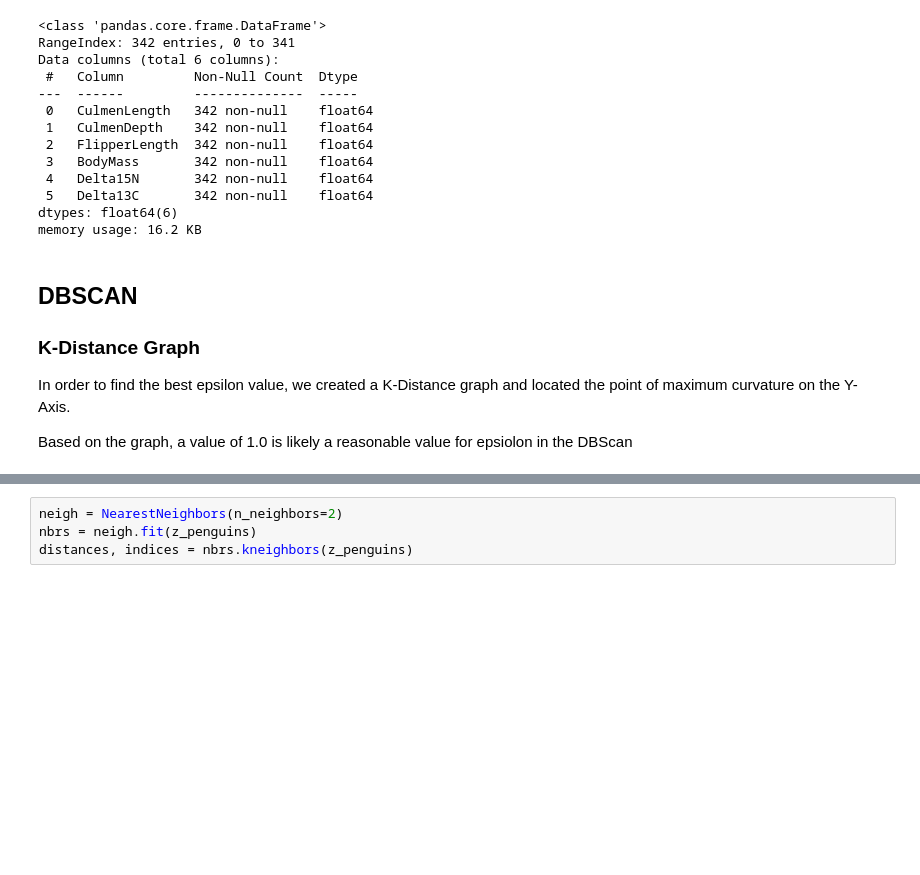
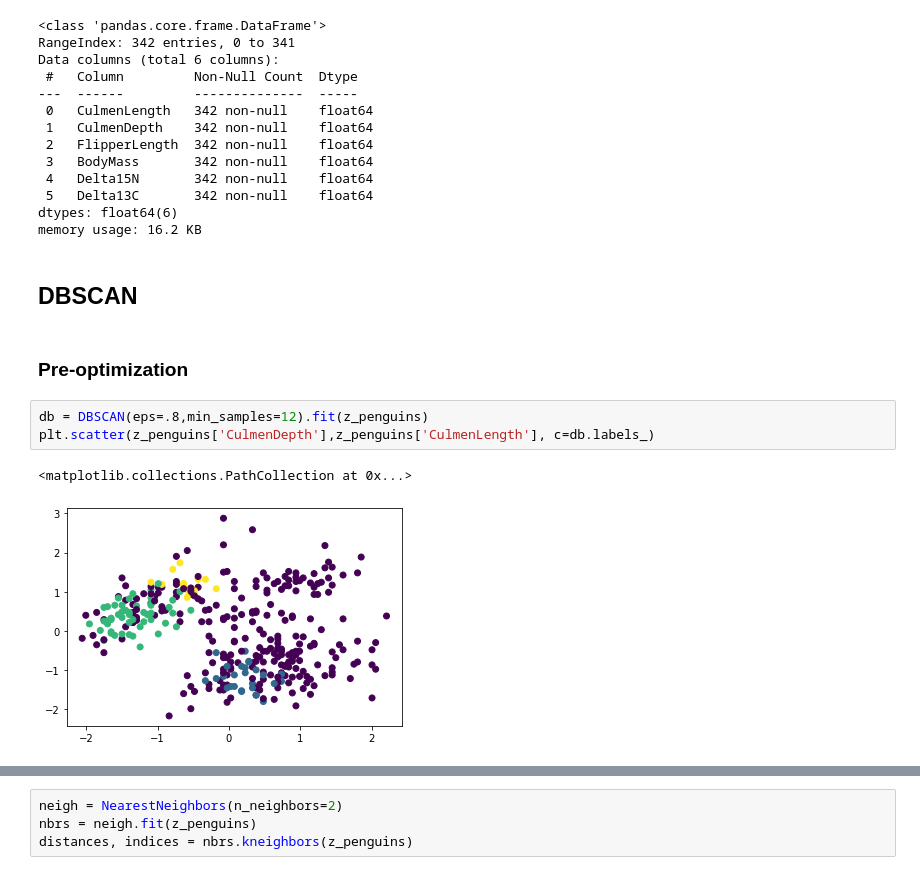
Before and after one commit to HanLuong13/m09_group_05, a Jupyter notebook: Main_Notebook.ipynb, the cells around one changed output, grey strips where cells are left out. Cells and saved outputs as stored; diff of their text form; blank space fills up the shorter version.

```diff
--- a/Main_Notebook.ipynb
+++ b/Main_Notebook.ipynb
@@ -88,9 +88,11 @@ dtypes: float64(6)
 memory usage: 16.2 KB
 # %% [markdown]
 ## DBSCAN
-
-### K-Distance Graph
-
-In order to find the best epsilon value, we created a K-Distance graph and located the point of maximum curvature on the Y-Axis.
-
-Based on the graph, a value of 1.0 is likely a reasonable value for epsiolon in the DBScan
+# %% [markdown]
+### Pre-optimization
+# %%
+db = DBSCAN(eps=.8,min_samples=12).fit(z_penguins)
+plt.scatter(z_penguins['CulmenDepth'],z_penguins['CulmenLength'], c=db.labels_)
+# %% [output]
+<matplotlib.collections.PathCollection at 0x...>
+[figure, added]
```
Also changed, not shown: parts of 1 cell of this notebook.
